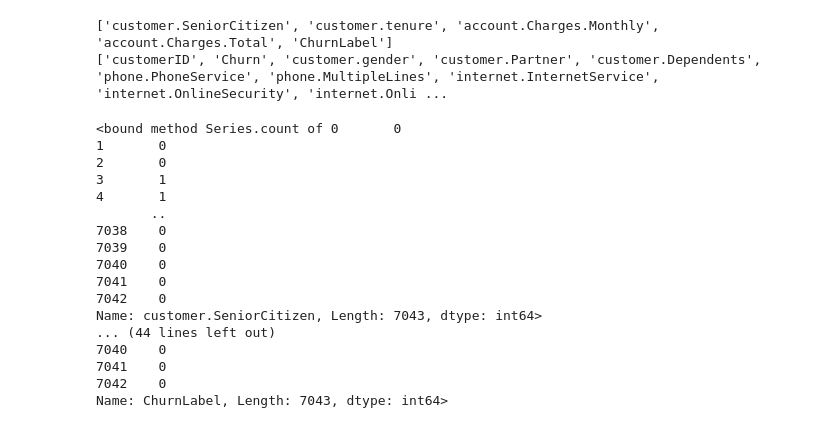
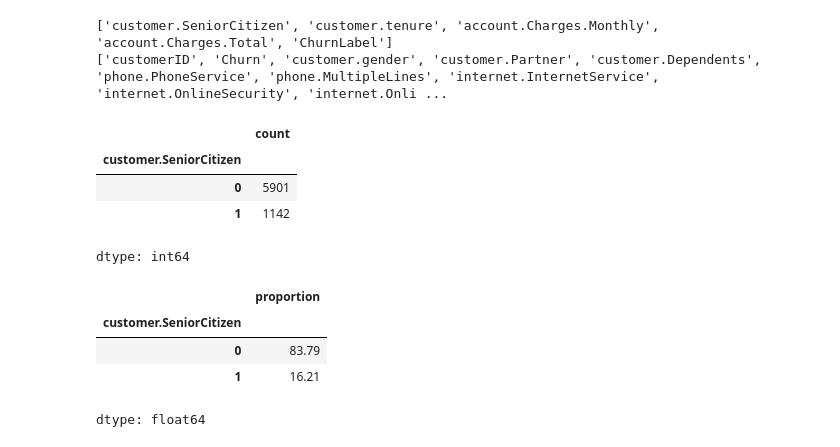
Before and after one commit to Tecindes/ChakkengeONE, a Jupyter notebook: TelecomX_parte2_latam.ipynb, the cells around one changed output. Saved outputs shown, nothing was run; the diff lists cells and outputs as text; code cells hidden in the pictures.

```diff
--- a/TelecomX_parte2_latam.ipynb
+++ b/TelecomX_parte2_latam.ipynb
@@ -98,24 +98,19 @@ print(Cualitativa)
 # %% [output]
 ['customer.SeniorCitizen', 'customer.tenure', 'account.Charges.Monthly', 'account.Charges.Total', 'ChurnLabel']
 ['customerID', 'Churn', 'customer.gender', 'customer.Partner', 'customer.Dependents', 'phone.PhoneService', 'phone.MultipleLines', 'internet.InternetService', 'internet.OnlineSecurity', 'internet.Onli ...
-# %%
-for col in Cuantitiva:
-  print (df[col].count)
-# %% [output]
-<bound method Series.count of 0       0
-1       0
-2       0
-3       1
-4       1
-       ..
-7038    0
-7039    0
-7040    0
-7041    0
-7042    0
-Name: customer.SeniorCitizen, Length: 7043, dtype: int64>
-... (44 lines left out)
-7040    0
-7041    0
-7042    0
-Name: ChurnLabel, Length: 7043, dtype: int64>
+# %%
+df['customer.SeniorCitizen'].value_counts()
+# %% [output]
+|  | count |
+| customer.SeniorCitizen |  |
+| 0 | 5901 |
+| 1 | 1142 |
+dtype: int64
+# %%
+df['customer.SeniorCitizen'].value_counts(normalize=True).round(4)*100
+# %% [output]
+|  | proportion |
+| customer.SeniorCitizen |  |
+| 0 | 83.79 |
+| 1 | 16.21 |
+dtype: float64
```
Also changed, not shown: parts of 2 cells of this notebook.
